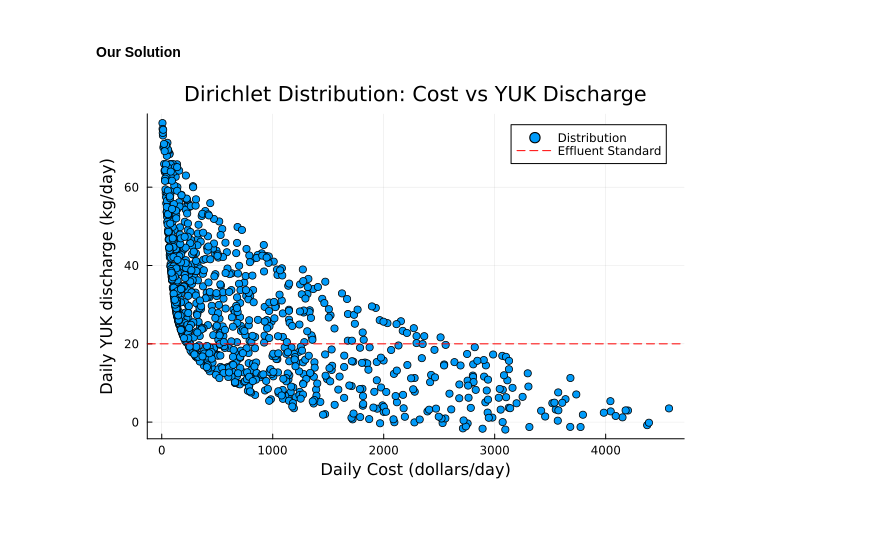
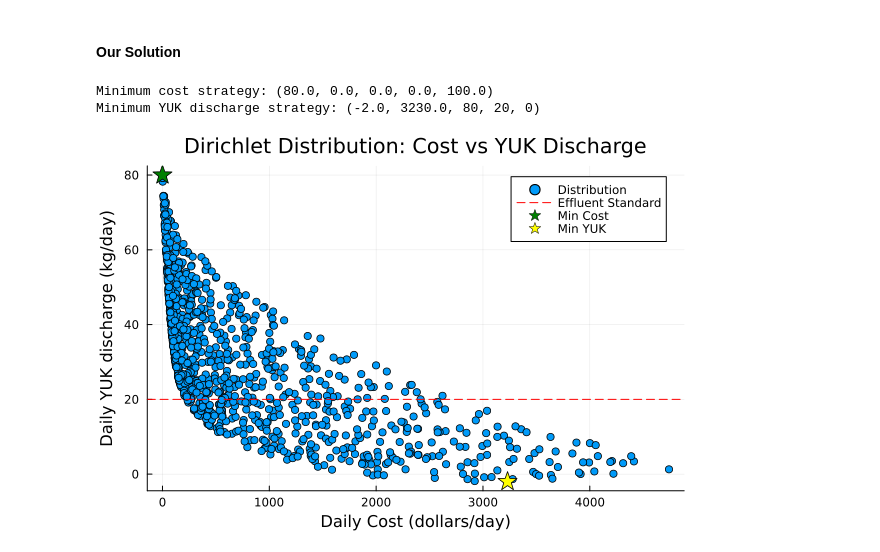
Before and after one commit to BEE4750-FA25/bee4750-hw1-sarah-and-nathan, a Jupyter notebook: hw01.ipynb, the cells around one changed output. Saved outputs shown, nothing was run; the diff lists cells and outputs as text; code cells hidden in the pictures; blank space fills up the shorter version.

```diff
--- a/hw01.ipynb
+++ b/hw01.ipynb
@@ -427,6 +427,8 @@ List any external references consulted, including classmates.
 #### Our Solution
 # %%
 using Plots, Distributions
+
+# 2.3
 
 function calculate_flows(x_1,x_2)
 
@@ -447,33 +449,63 @@ function calculate_flows(x_1,x_2)
     @assert x_2 >= 0
     @assert x_3 >= 0
 
     return (yuk_dis, cost, x_1, x_2, x_3)
 end
 
 # 1000 random samples of x_1, x_2, x_3 generated; although x_3 is calculated in function
 # I found it easier to also include it here when summing to 100
 d = Dirichlet(ones(3))
 data = rand(d, 1000)
 
 # Scale samples so each sums to 100
 data_100 = 100 .* data
 
 x = [1, 2, 3, 4, 5]
 y = [6, 7, 8, 9, 10]
 
 # Run function on all 1000 combinations of x_1,x_2,x_3
 output = calculate_flows.(data_100[1,1:1000], data_100[2,1:1000])
 
 # Extract results for plotting
 yuk_dis = [out[1] for out in output]
 cost = [out[2] for out in output]
 x_1 = [out[3] for out in output]
 x_2 = [out[4] for out in output]
 x_2 = [out[5] for out in output]
 
 # Plot YUK discharge against cost
-scatter(cost, yuk_dis; xlabel="Daily Cost (dollars/day)", ylabel="Daily YUK discharge (kg/day)",
-title="Dirichlet Distribution: Cost vs YUK Discharge", label="Distribution")
+# scatter(cost, yuk_dis; xlabel="Daily Cost (dollars/day)", ylabel="Daily YUK discharge (kg/day)",
+# title="Dirichlet Distribution: Cost vs YUK Discharge", label="Distribution")
+# hline!([20], linestyle=:dash, color=:red, label="Effluent Standard")
+
+# 2.4
+
+#calculate minimized cost
+min_cost = calculate_flows(0.0, 0.0) #set x1 and x2 to 0 since they cost money
+
+#calculate minimized YUK discharge
+min_discharge = calculate_flows(80, 20) #set x1 to 0 to not dispose on land
+#set x2 to 100 to maximize chemical treatment
+
+println("Minimum cost strategy: ", min_cost)
+println("Minimum YUK discharge strategy: ", min_discharge)
+
+#plot
+scatter(cost, yuk_dis;
+    xlabel="Daily Cost (dollars/day)",
+    ylabel="Daily YUK discharge (kg/day)",
+    title="Dirichlet Distribution: Cost vs YUK Discharge",
+    label="Distribution")
+
 hline!([20], linestyle=:dash, color=:red, label="Effluent Standard")
+
+#overlay points from functions
+scatter!([min_cost[2]], [min_cost[1]];
+    markershape=:star5, color=:green, markersize=10, label="Min Cost")
+
+scatter!([min_discharge[2]], [min_discharge[1]];
+    markershape=:star5, color=:yellow, markersize=10, label="Min YUK")
 # %% [output]
+Minimum cost strategy: (80.0, 0.0, 0.0, 0.0, 100.0)
+Minimum YUK discharge strategy: (-2.0, 3230.0, 80, 20, 0)
-[figure, old version]
+[figure, new version]
```
Also changed, not shown: parts of 1 cell of this notebook.
